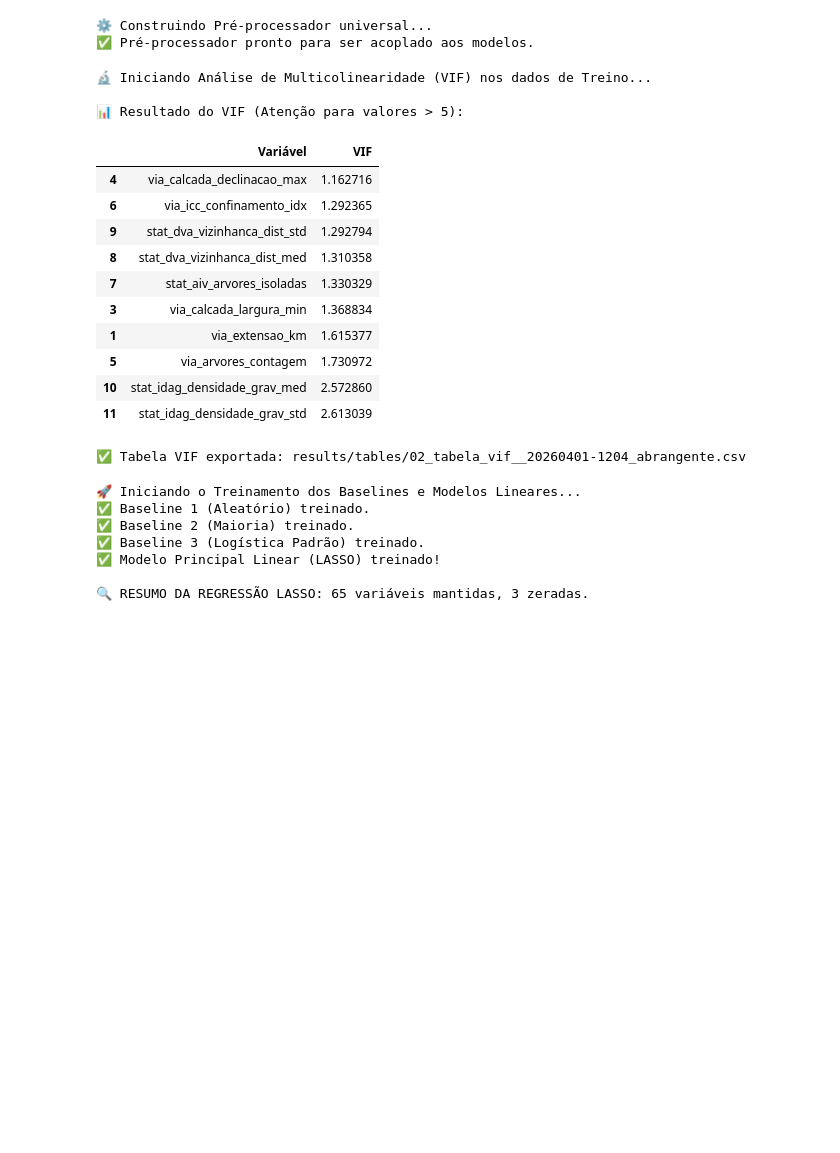
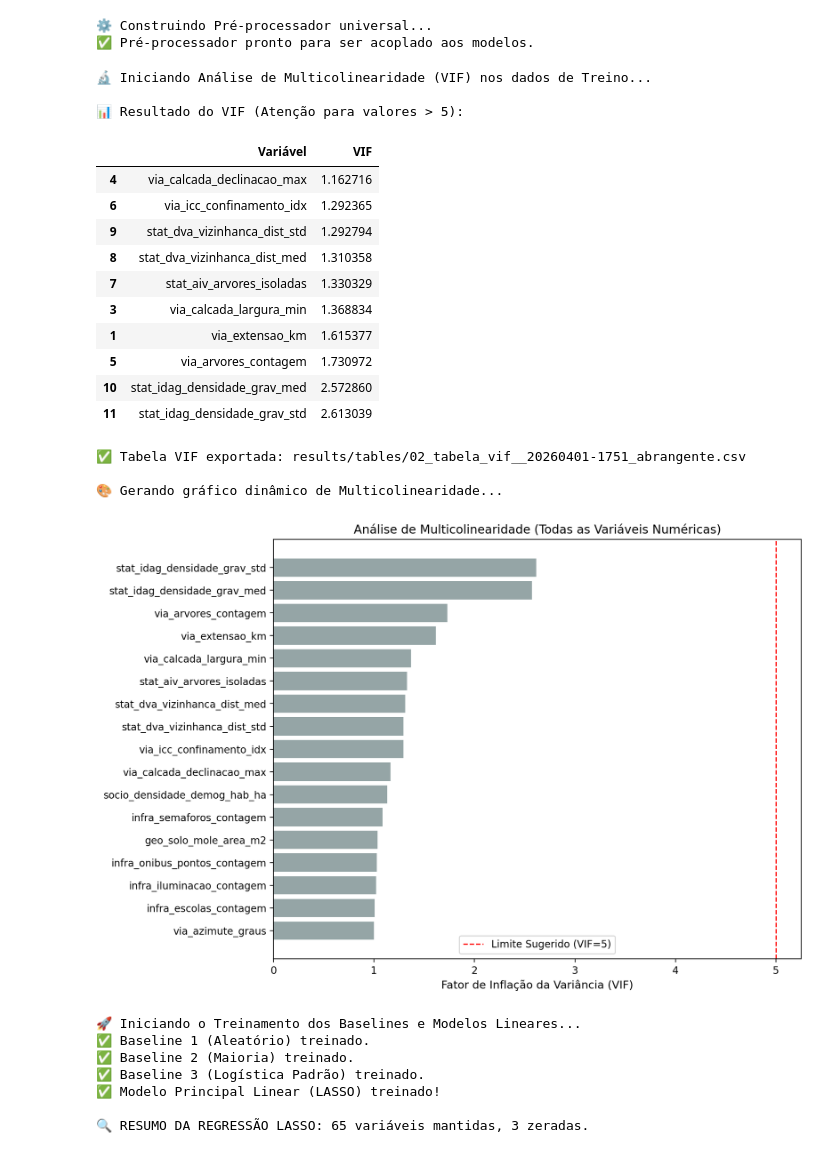
Before and after one commit to micadw/tcc_risco_queda_v-pub, a Jupyter notebook: notebooks/02_modelagem.ipynb, the cells around one changed output. Cells and saved outputs as stored; diff of their text form; code cells hidden in the pictures; blank space fills up the shorter version.

Commit message:
atualize 02_modelagem e visualization.py para grafico vif

```diff
--- a/notebooks/02_modelagem.ipynb
+++ b/notebooks/02_modelagem.ipynb
@@ -191,8 +195,12 @@ print("✅ Pré-processador pronto para ser acoplado aos modelos.")
 # ==============================================================================
 # CÉLULA 4: AUDITORIA ESTATÍSTICA E COLINEARIDADE (VIF)
 # ==============================================================================
+import os
 from statsmodels.tools.tools import add_constant
 from statsmodels.stats.outliers_influence import variance_inflation_factor
+
+# Lembre-se de importar a função no topo do seu notebook:
+# from src.visualization import plotar_e_salvar_vif_completo
 
 print("🔬 Iniciando Análise de Multicolinearidade (VIF) nos dados de Treino...")
 
@@ -205,35 +213,46 @@ X_vif_const = add_constant(X_train_num_df)
 
 # 3. Cálculo do VIF
 vif_data = pd.DataFrame({
     "Variável": X_vif_const.columns,
     "VIF": [variance_inflation_factor(X_vif_const.values, i) for i in range(X_vif_const.shape[1])]
 })
 
 vif_data = vif_data[vif_data['Variável'] != 'const'].sort_values('VIF', ascending=True)
 
-# 4. Exibição e Exportação (Apenas CSV)
+# 4. Exibição e Exportação da Tabela (CSV)
 print("\n📊 Resultado do VIF (Atenção para valores > 5):")
 display(vif_data.tail(10))
 
+os.makedirs('results/tables', exist_ok=True)
 nome_arquivo_csv = f'results/tables/02_tabela_vif_{sufixo_data}.csv'
 vif_data.round(4).to_csv(nome_arquivo_csv, sep=';', decimal=',', index=False)
 print(f"✅ Tabela VIF exportada: {nome_arquivo_csv}")
+
+# ================= NOVA PARTE: GRÁFICO E NARRATIVA =================
+
+# 5. Gerar Gráfico Dinâmico chamando o src/
+print("\n🎨 Gerando gráfico dinâmico de Multicolinearidade...")
+sufixo_grafico = f"_{sufixo_data}" if 'sufixo_data' in globals() else ''
+plotar_e_salvar_vif_completo(vif_data, sufixo=sufixo_grafico)
 # %% [output]
 🔬 Iniciando Análise de Multicolinearidade (VIF) nos dados de Treino...
 
 📊 Resultado do VIF (Atenção para valores > 5):
 |  | Variável | VIF |
 | 4 | via_calcada_declinacao_max | 1.162716 |
 | 6 | via_icc_confinamento_idx | 1.292365 |
 | 9 | stat_dva_vizinhanca_dist_std | 1.292794 |
 | 8 | stat_dva_vizinhanca_dist_med | 1.310358 |
 | 7 | stat_aiv_arvores_isoladas | 1.330329 |
 | 3 | via_calcada_largura_min | 1.368834 |
 | 1 | via_extensao_km | 1.615377 |
 | 5 | via_arvores_contagem | 1.730972 |
 | 10 | stat_idag_densidade_grav_med | 2.572860 |
 | 11 | stat_idag_densidade_grav_std | 2.613039 |
-✅ Tabela VIF exportada: results/tables/02_tabela_vif__20260401-1204_abrangente.csv
+✅ Tabela VIF exportada: results/tables/02_tabela_vif__20260401-1751_abrangente.csv
+
+🎨 Gerando gráfico dinâmico de Multicolinearidade...
+[figure, added]
 # %%
 # ==============================================================================
 # CÉLULA 5: TREINAMENTO DOS BASELINES E REGRESSÕES LINEARES
```
Also changed, not shown: parts of 2 cells of this notebook, 1 other file.
